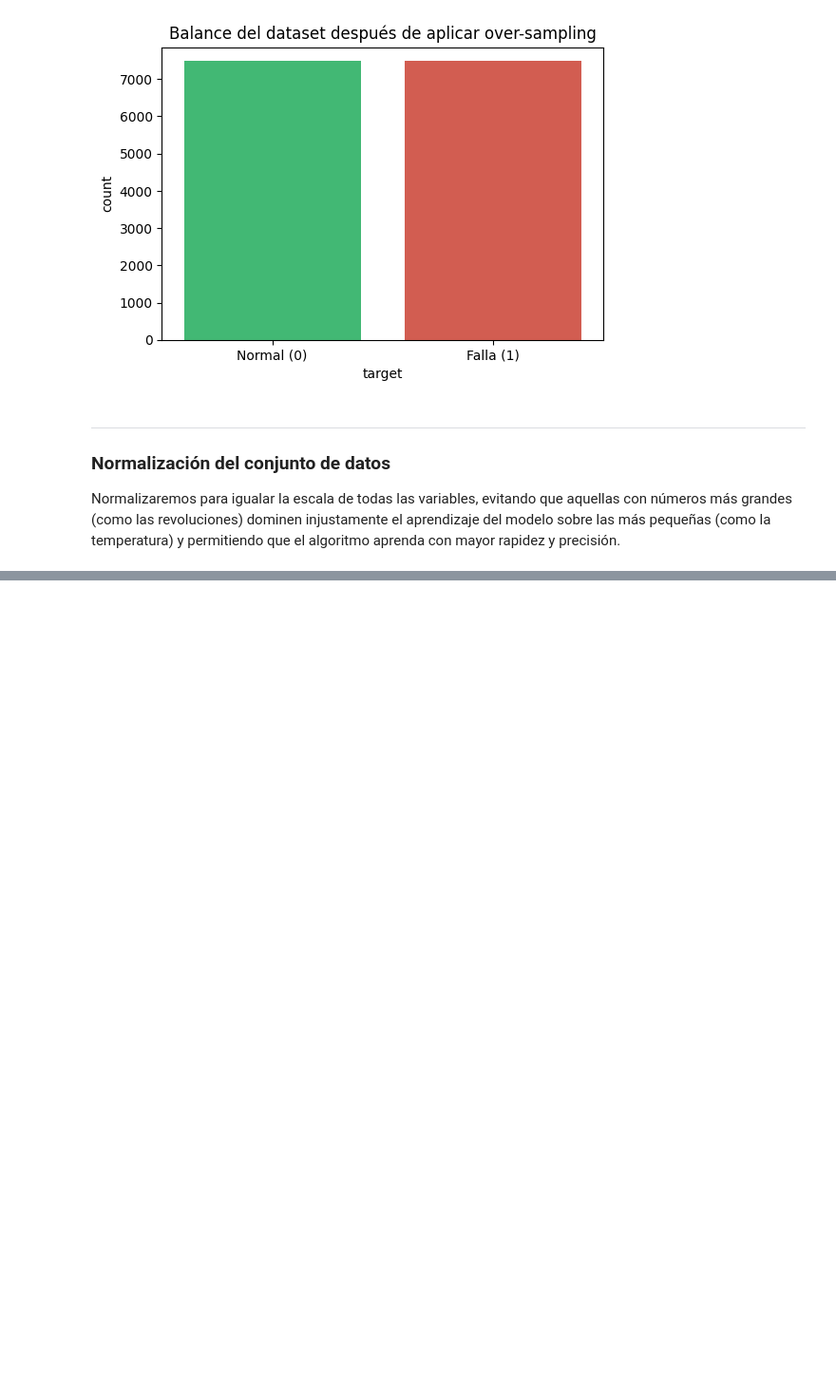
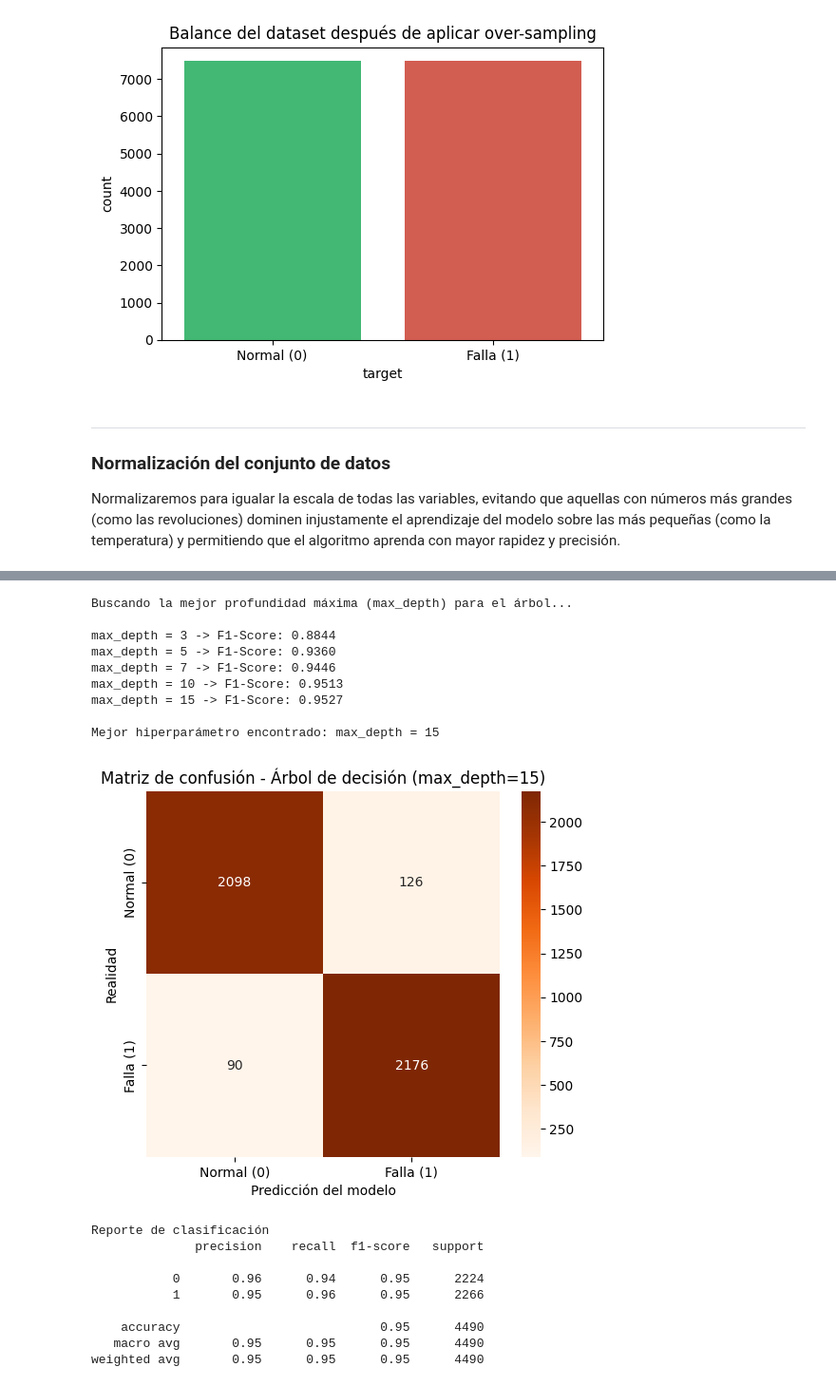
Before and after one commit to Lautsol/Tp-Ciencia-de-datos, a Jupyter notebook: Archivos/TP_Parte2.ipynb, the cells around one changed output, grey strips where cells are left out. Shown at 95% size. Drawn from its saved outputs; the diff is of its cells as text; code cells hidden in the pictures; blank space fills up the shorter version.

```diff
--- a/Archivos/TP_Parte2.ipynb
+++ b/Archivos/TP_Parte2.ipynb
@@ -279,0 +379,70 @@ plt.show()
+# %%
+# 1. Búsqueda del hiperparámetro 'max_depth'
+print("Buscando la mejor profundidad máxima (max_depth) para el árbol...\n")
+
+# Probamos distintas profundidades para ver cuál generaliza mejor
+valores_profundidad = [3, 5, 7, 10, 15]
+mejor_f1_tree = 0
+mejor_prof_tree = 0
+
+for prof in valores_profundidad:
+    # Instanciamos el modelo con la profundidad actual
+    modelo_tree_tmp = DecisionTreeClassifier(max_depth=prof, random_state=42)
+    modelo_tree_tmp.fit(X_train, y_train)
+
+    # Predecimos y evaluamos usando el conjunto de test
+    y_pred_tmp = modelo_tree_tmp.predict(X_test)
+    f1_tree = f1_score(y_test, y_pred_tmp)
+
+    print(f"max_depth = {prof} -> F1-Score: {f1_tree:.4f}")
+
+    # Guardamos el mejor resultado
+    if f1_tree > mejor_f1_tree:
+        mejor_f1_tree = f1_tree
+        mejor_prof_tree = prof
+
+print(f"\nMejor hiperparámetro encontrado: max_depth = {mejor_prof_tree}")
+
+# 2. Entrenamiento final y evaluación
+# Entrenamos el modelo definitivo con la profundidad ganadora
+modelo_tree_final = DecisionTreeClassifier(max_depth=mejor_prof_tree, random_state=42)
+modelo_tree_final.fit(X_train, y_train)
+
+# Predicción final sobre los datos de prueba
+y_pred_tree = modelo_tree_final.predict(X_test)
+
+# Matriz de confusión
+cm_tree = confusion_matrix(y_test, y_pred_tree)
+
+plt.figure(figsize=(6, 5))
+sns.heatmap(cm_tree, annot=True, fmt='d', cmap='Oranges',
+            xticklabels=['Normal (0)', 'Falla (1)'],
+            yticklabels=['Normal (0)', 'Falla (1)'])
+plt.title(f'Matriz de confusión - Árbol de decisión (max_depth={mejor_prof_tree})')
+plt.xlabel('Predicción del modelo')
+plt.ylabel('Realidad')
+plt.show()
+
+# Reporte de clasificación
+print("\nReporte de clasificación")
+print(classification_report(y_test, y_pred_tree))
+# %% [output]
+Buscando la mejor profundidad máxima (max_depth) para el árbol...
+
+max_depth = 3 -> F1-Score: 0.8844
+max_depth = 5 -> F1-Score: 0.9360
+max_depth = 7 -> F1-Score: 0.9446
+max_depth = 10 -> F1-Score: 0.9513
+max_depth = 15 -> F1-Score: 0.9527
+
+Mejor hiperparámetro encontrado: max_depth = 15
+[figure, added]
+Reporte de clasificación
+              precision    recall  f1-score   support
+
+           0       0.96      0.94      0.95      2224
+           1       0.95      0.96      0.95      2266
+
+    accuracy                           0.95      4490
+   macro avg       0.95      0.95      0.95      4490
+weighted avg       0.95      0.95      0.95      4490
```
Also changed, not shown: parts of 16 cells of this notebook.
